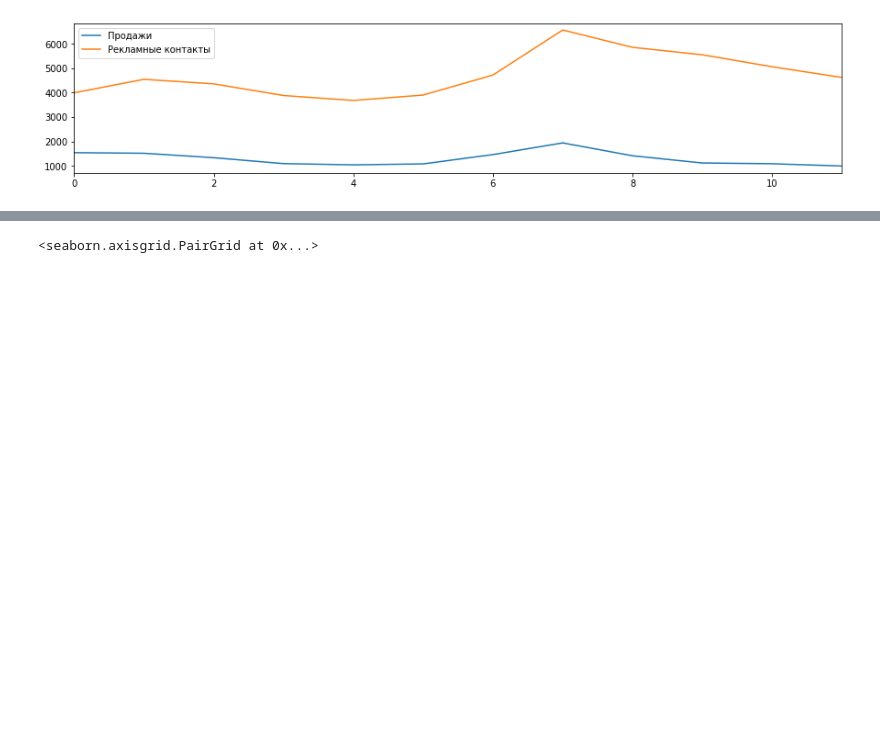
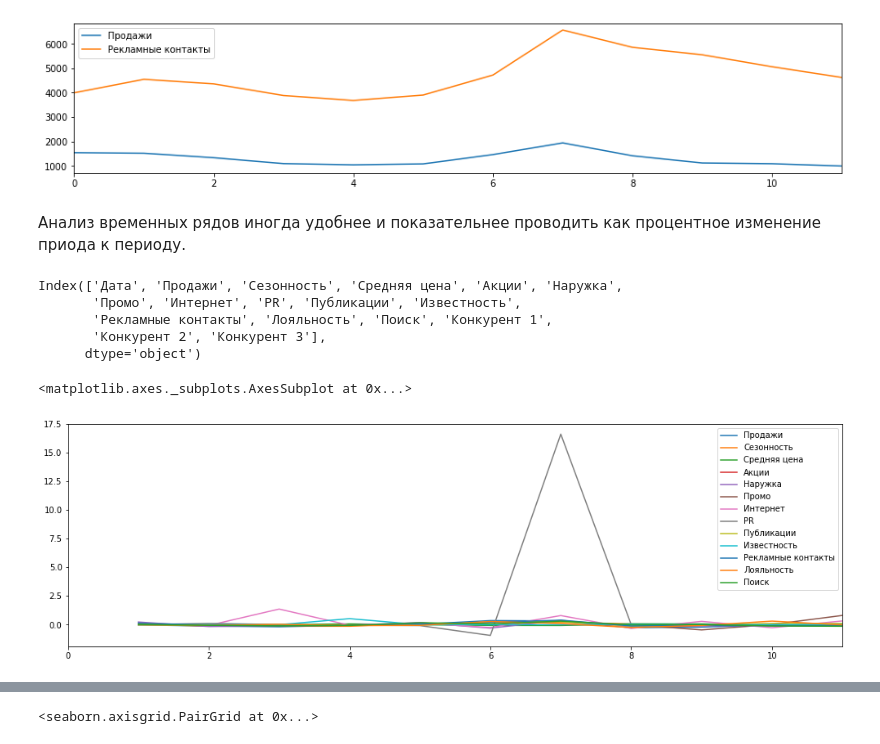
Before and after one commit to aikula/DataDriven, a Jupyter notebook: DataDriven.ipynb, the cells around one changed output, grey strips where cells are left out. Cells and saved outputs as stored; diff of their text form; code cells hidden in the pictures; blank space fills up the shorter version.

```diff
--- a/DataDriven.ipynb
+++ b/DataDriven.ipynb
@@ -140,3 +140,20 @@ plt.legend();
 # %% [output]
 <Figure size 432x288 with 0 Axes>
 [figure]
+# %% [markdown]
+Анализ временных рядов иногда удобнее и показательнее проводить как процентное изменение приода к периоду.
+# %%
+df.columns
+# %% [output]
+Index(['Дата', 'Продажи', 'Сезонность', 'Средняя цена', 'Акции', 'Наружка',
+       'Промо', 'Интернет', 'PR', 'Публикации', 'Известность',
+       'Рекламные контакты', 'Лояльность', 'Поиск', 'Конкурент 1',
+       'Конкурент 2', 'Конкурент 3'],
+      dtype='object')
+# %%
+df[['Продажи', 'Сезонность', 'Средняя цена', 'Акции', 'Наружка',
+       'Промо', 'Интернет', 'PR', 'Публикации', 'Известность',
+       'Рекламные контакты', 'Лояльность', 'Поиск']].pct_change().plot(figsize=(17,5))
+# %% [output]
+<matplotlib.axes._subplots.AxesSubplot at 0x...>
+[figure, added]
```
Also changed, not shown: parts of 12 cells of this notebook.
